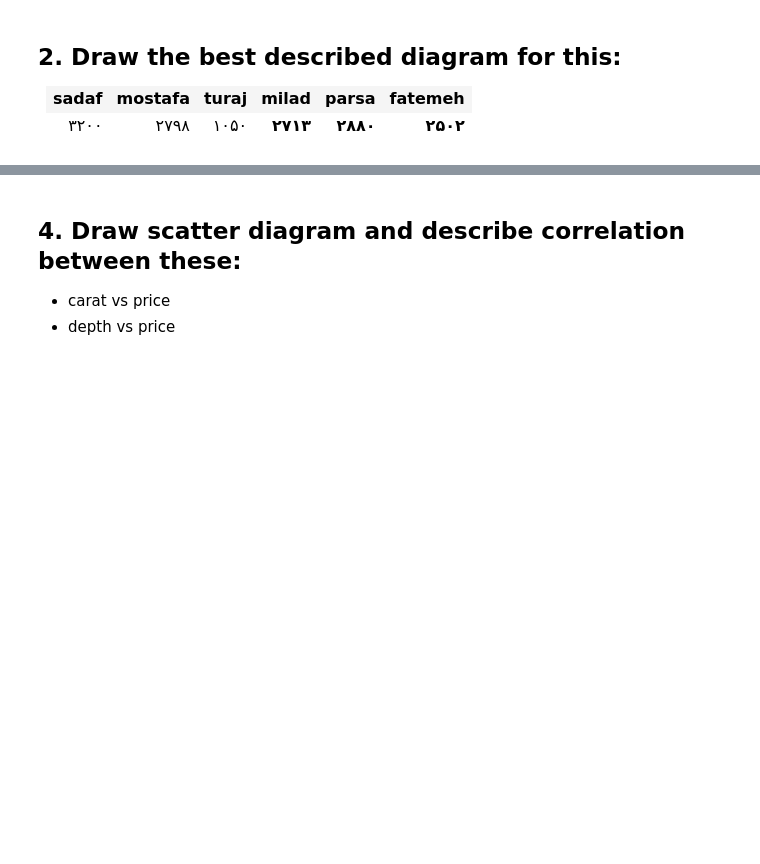
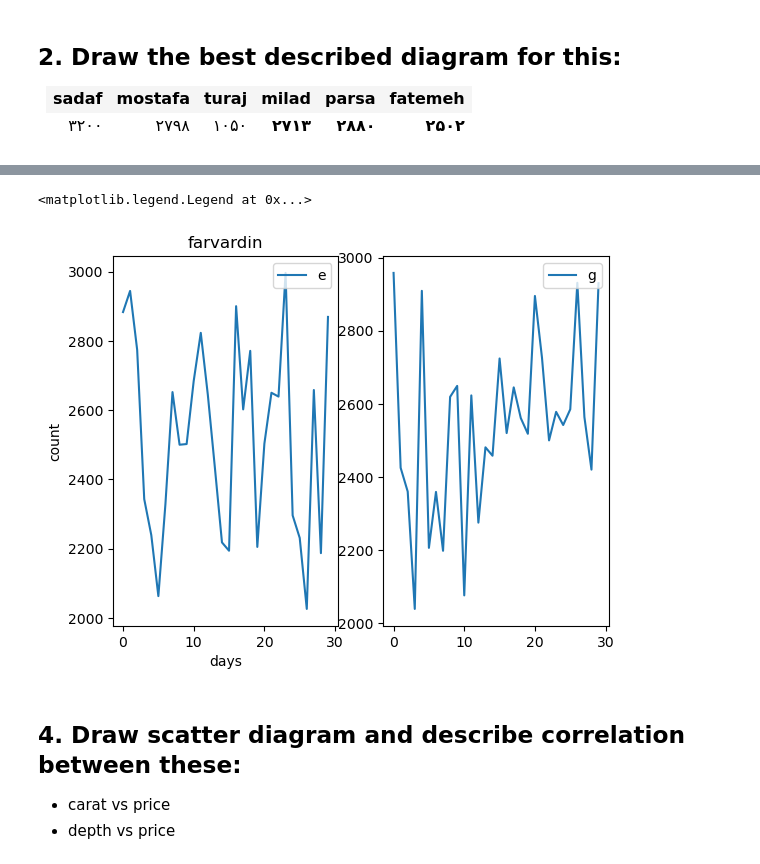
Before and after one commit to softrebel/mft-ai-1, a Jupyter notebook: session06/exercise.ipynb, the cells around one changed output, grey strips where cells are left out. Drawn from its saved outputs; the diff is of its cells as text; code cells hidden in the pictures; blank space fills up the shorter version.

```diff
--- a/session06/exercise.ipynb
+++ b/session06/exercise.ipynb
@@ -77,3 +80,17 @@ goats = [2958, 2425, 2360, 2039, 2909, 2206, 2359, 2198, 2619, 2649, 2076,
+# %%
+df = pd.DataFrame(employees)
+df2 = pd.DataFrame(goats)
+fig,axes=plt.subplots(1,2)
+axes[0].plot(df)
+axes[0].set_title("farvardin")
+axes[0].set_xlabel("days")
+axes[0].set_ylabel("count")
+axes[0].legend("employees", loc='upper right')
+axes[1].plot(df2)
+axes[1].legend("goats", loc='upper right')
+# %% [output]
+<matplotlib.legend.Legend at 0x...>
+[figure, added]
 # %% [markdown]
 ## 4. Draw scatter diagram and describe correlation between these:
 - carat vs price
```
Also changed, not shown: parts of 6 cells of this notebook.
